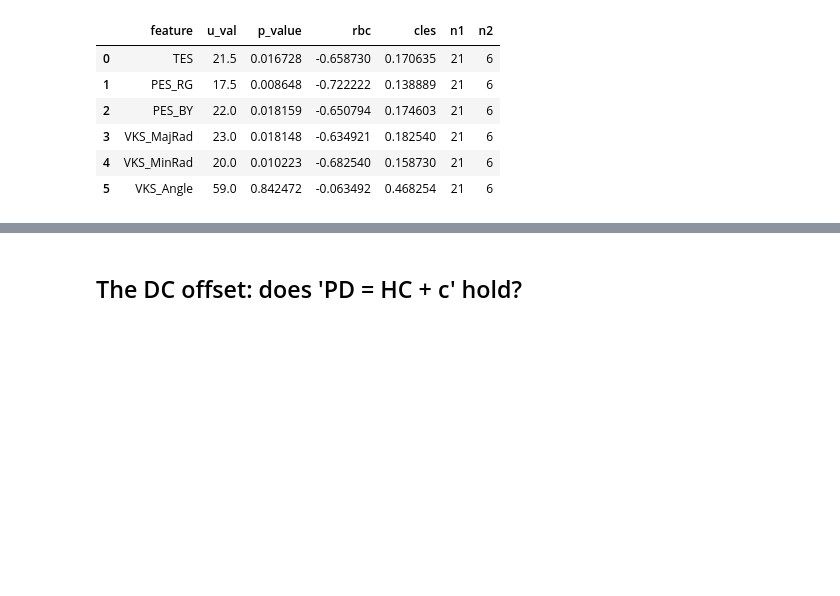
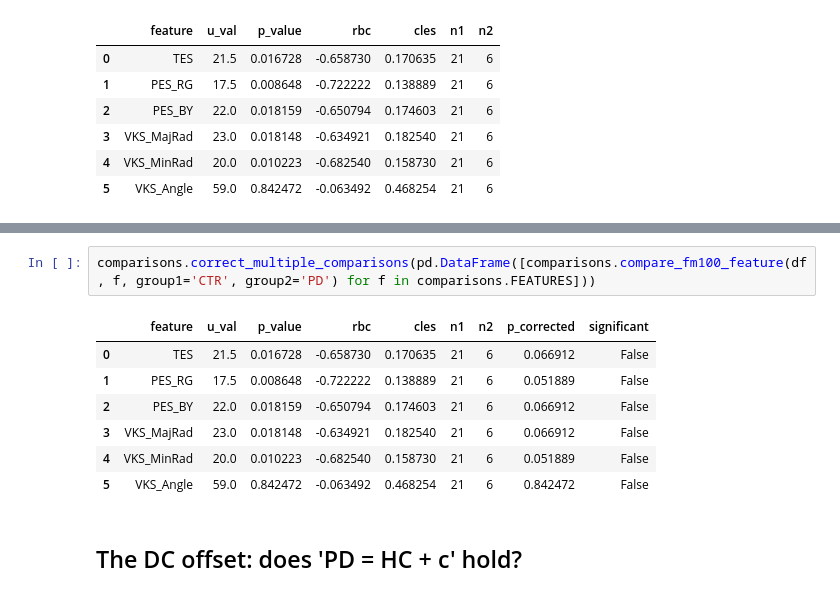
Before and after one commit to zevaz13/DataAnalysisGeneral, a Jupyter notebook: standardizedScores/FM100/notebooks/04_hc_vs_pd.ipynb, the cells around one changed output, grey strips where cells are left out. Drawn from its saved outputs; the diff is of its cells as text; blank space fills up the shorter version.

```diff
--- a/standardizedScores/FM100/notebooks/04_hc_vs_pd.ipynb
+++ b/standardizedScores/FM100/notebooks/04_hc_vs_pd.ipynb
@@ -40,3 +49,13 @@ pd.DataFrame([comparisons.compare_fm100_feature(df, f, group1='CTR', group2='PD'
+# %%
+comparisons.correct_multiple_comparisons(pd.DataFrame([comparisons.compare_fm100_feature(df, f, group1='CTR', group2='PD') for f in comparisons.FEATURES]))
+# %% [output]
+|  | feature | u_val | p_value | rbc | cles | n1 | n2 | p_corrected | significant |
+| 0 | TES | 21.5 | 0.016728 | -0.658730 | 0.170635 | 21 | 6 | 0.066912 | False |
+| 1 | PES_RG | 17.5 | 0.008648 | -0.722222 | 0.138889 | 21 | 6 | 0.051889 | False |
+| 2 | PES_BY | 22.0 | 0.018159 | -0.650794 | 0.174603 | 21 | 6 | 0.066912 | False |
+| 3 | VKS_MajRad | 23.0 | 0.018148 | -0.634921 | 0.182540 | 21 | 6 | 0.066912 | False |
+| 4 | VKS_MinRad | 20.0 | 0.010223 | -0.682540 | 0.158730 | 21 | 6 | 0.051889 | False |
+| 5 | VKS_Angle | 59.0 | 0.842472 | -0.063492 | 0.468254 | 21 | 6 | 0.842472 | False |
 # %% [markdown]
 ## The DC offset: does 'PD = HC + c' hold?
 # %%
```
Also changed, not shown: parts of 3 cells of this notebook, 13 other files.
